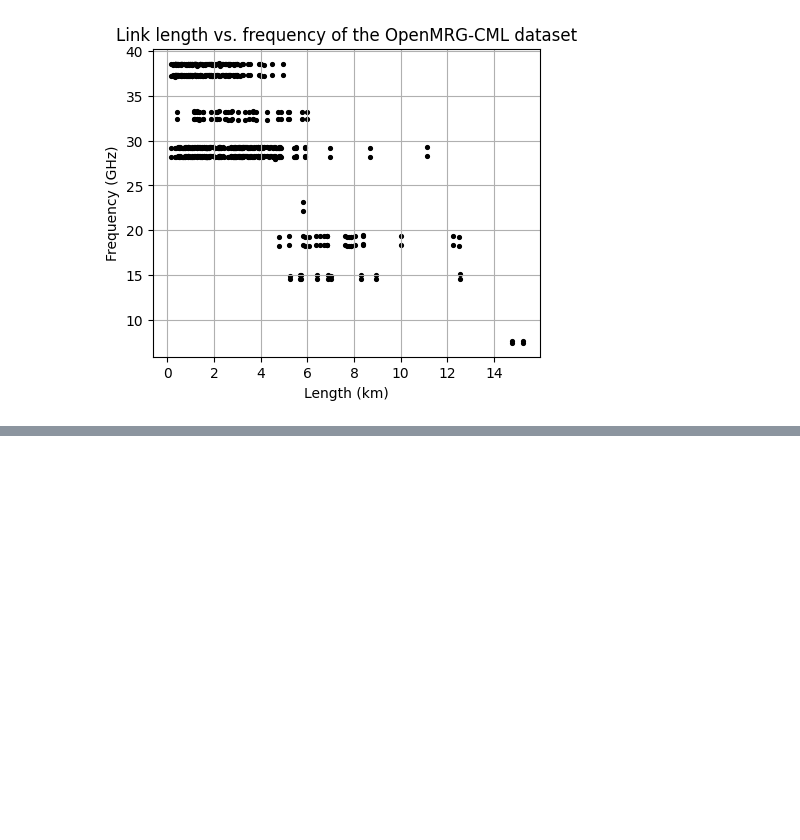
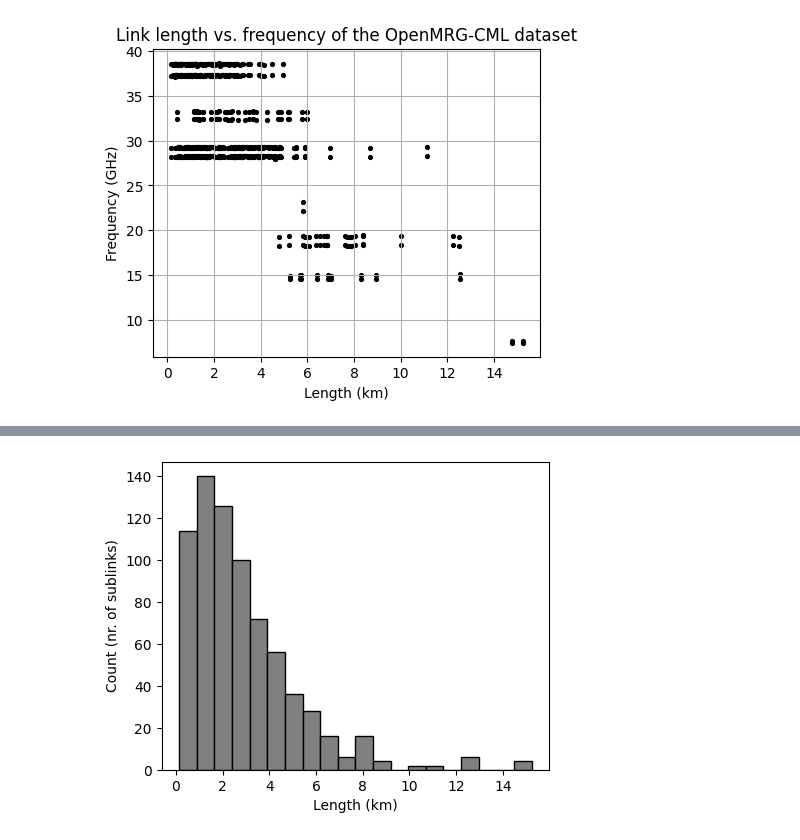
Before and after one commit to OpenSenseAction/poligrain, a Jupyter notebook: docs/notebooks/Visualize_metadata.ipynb, the cells around one changed output, grey strips where cells are left out. Saved outputs shown, nothing was run; the diff lists cells and outputs as text; code cells hidden in the pictures; blank space fills up the shorter version.

```diff
--- a/docs/notebooks/Visualize_metadata.ipynb
+++ b/docs/notebooks/Visualize_metadata.ipynb
@@ -39,0 +51,7 @@ Possibly add percentage availability too.
+# %%
+fig, ax = plt.subplots(figsize=(5, 4))
+len_bars = plg.plot_metadata.plot_distribution(
+    length=ds_cmls.length, frequency=ds_cmls.frequency, variable="length", ax=ax
+)
+# %% [output]
+[figure, added]
```
Also changed, not shown: parts of 12 cells of this notebook.
